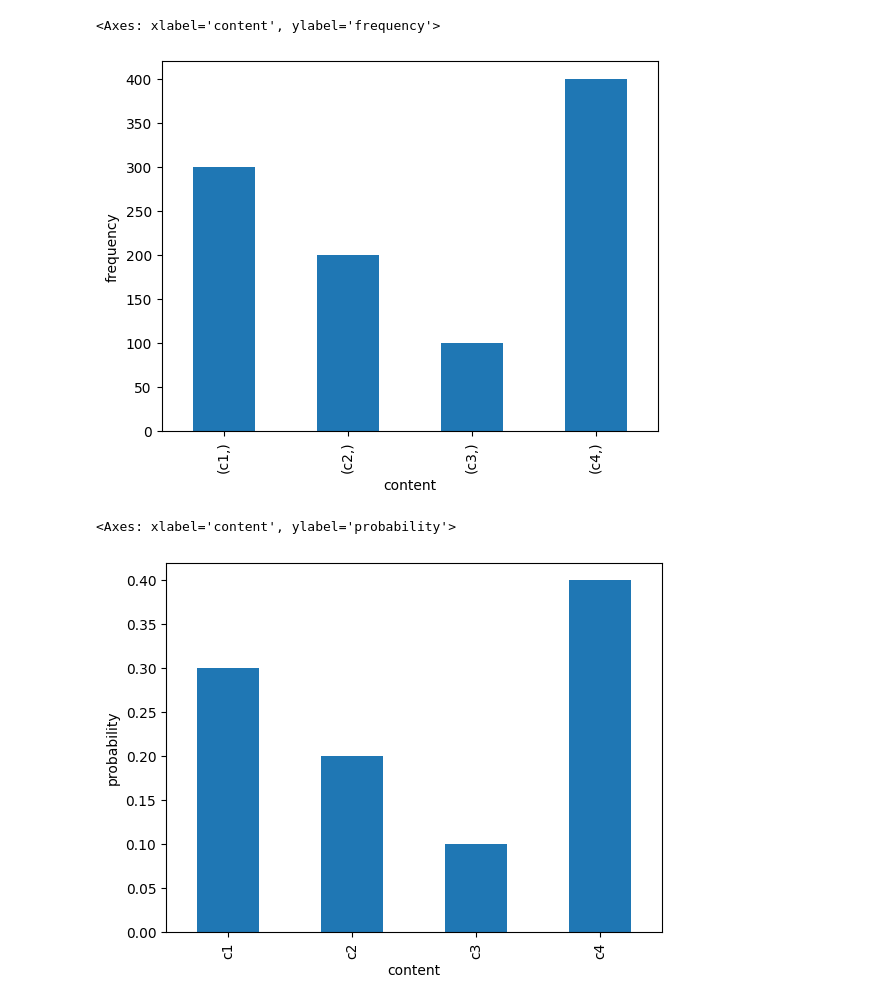
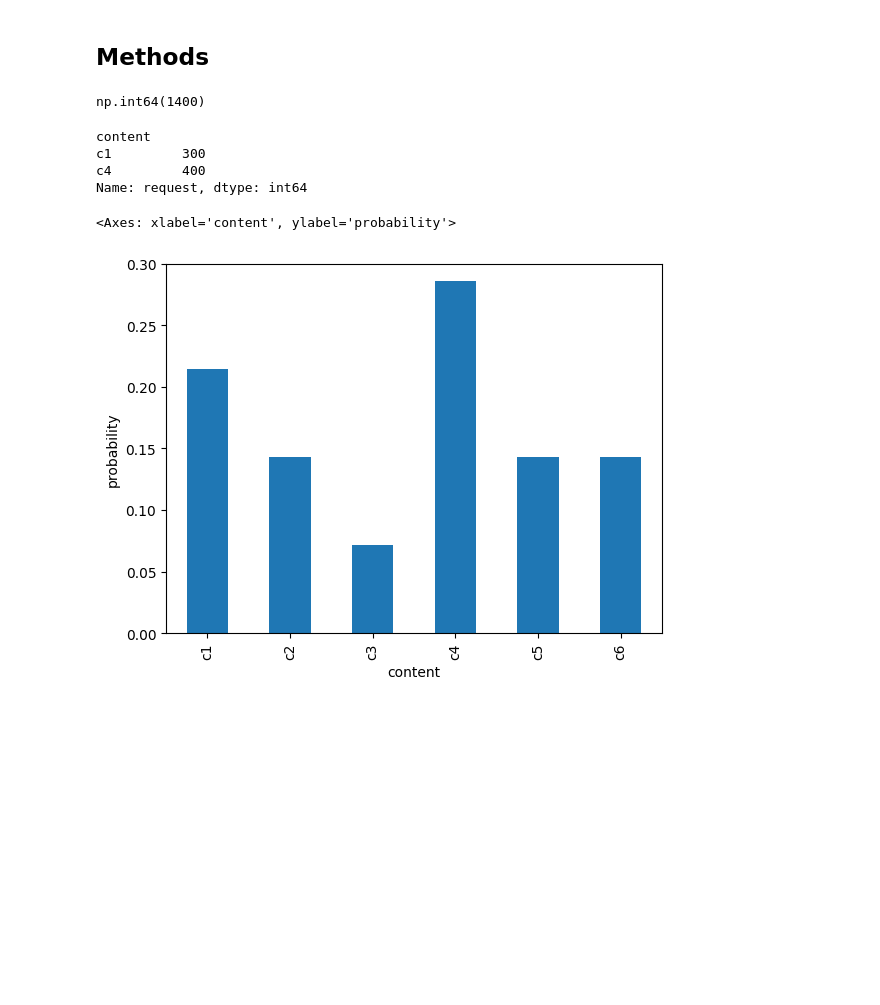
Before and after one commit to jursonovicst/cdnsim, a Jupyter notebook: examples/01-requests/requests.ipynb, the cells around one changed output. Saved outputs shown, nothing was run; the diff lists cells and outputs as text; code cells hidden in the pictures; blank space fills up the shorter version.

```diff
--- a/examples/01-requests/requests.ipynb
+++ b/examples/01-requests/requests.ipynb
@@ -1,17 +5,27 @@
 # %%
-from matplotlib.pyplot import xlabel, ylabel
-from scipy.special import label
-
 from cdnsim.requests import BaseRequests
 
-requests = BaseRequests(freqs=[300, 200, 100, 400], index={'content': ['c1', 'c2', 'c3', 'c4']})
-requests.plot.bar(ylabel='frequency')
+# 1400 requests on 6 different content
+r = BaseRequests(freqs=[300, 200, 100, 400, 200, 200], index={'content': ['c1', 'c2', 'c3', 'c4', 'c5', 'c6']})
-# %% [output]
-<Axes: xlabel='content', ylabel='frequency'>
-[figure, removed]
-# %%
-requests.pmf.plot.bar(xlabel='content', ylabel='probability')
-# %% [output]
-<Axes: xlabel='content', ylabel='probability'>
-[figure, removed]
+# %% [markdown]
+## Methods
+# %%
+# Requests is inherited from pd.Series, you can use its methods directly
+r.sum()
+# %% [output]
+np.int64(1400)
+# %%
+r[r > 250]
+# %% [output]
+content
+c1         300
+c4         400
+Name: request, dtype: int64
+# %%
+# some extra method is also provided,
+# probability mass function
+r.pmf.plot.bar(ylabel='probability')
+# %% [output]
+<Axes: xlabel='content', ylabel='probability'>
+[figure, added]
 # %%
```
Also changed, not shown: parts of 14 cells of this notebook, 2 other files.
